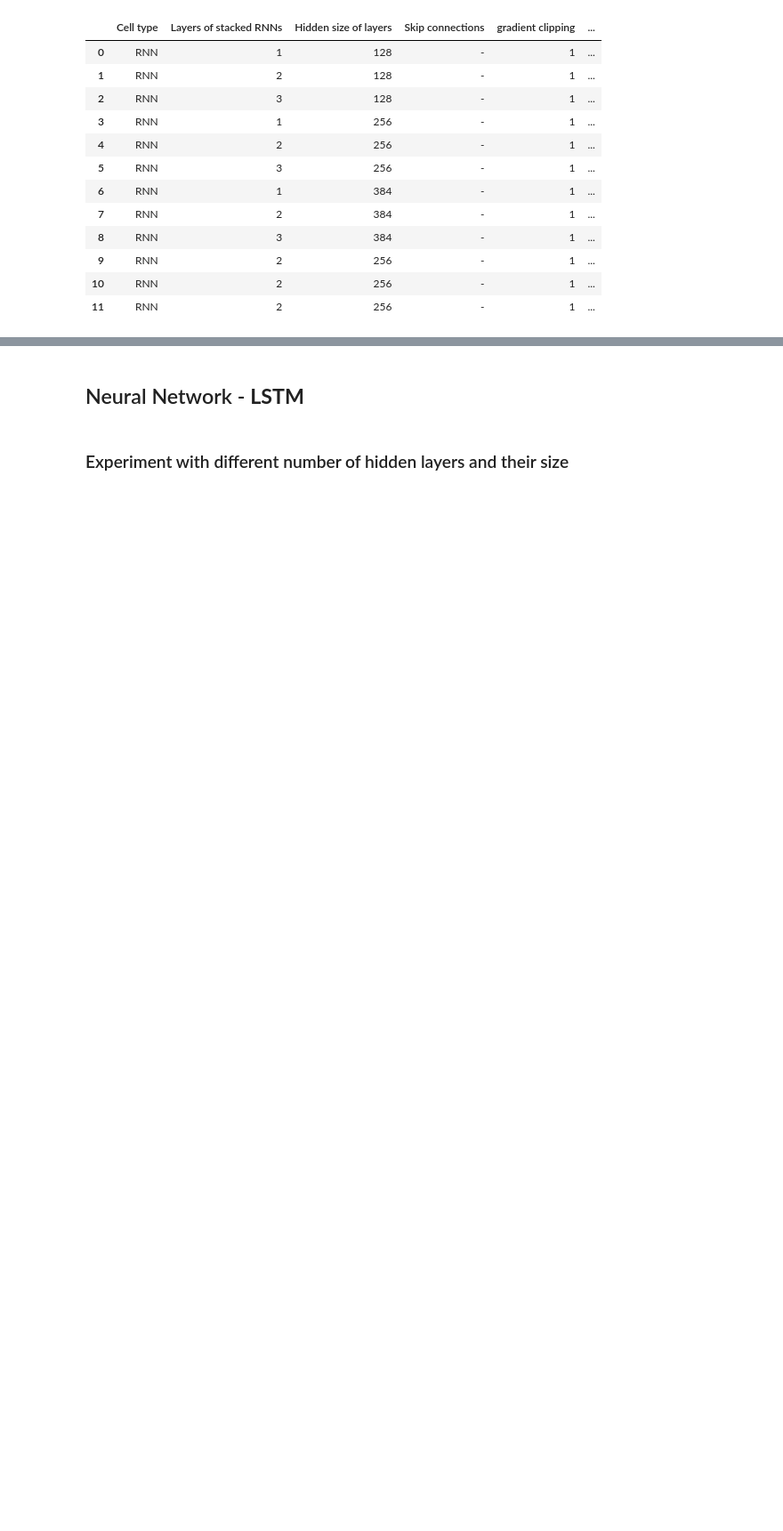
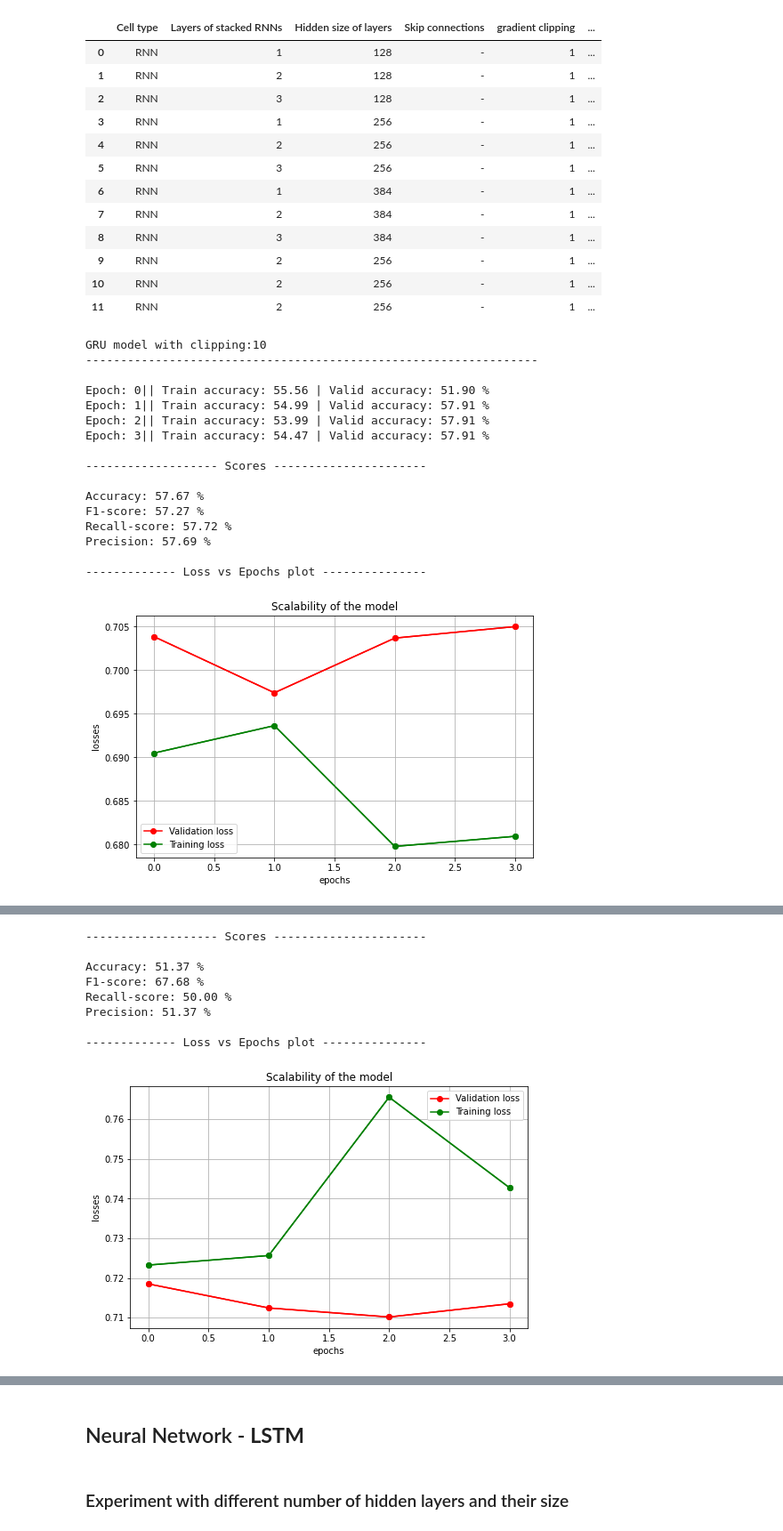
Before and after one commit to Myrto-Iglezou/Sentiment-classifier-RNN, a Jupyter notebook: Question-1.ipynb, the cells around one changed output, grey strips where cells are left out. Shown at 89% size. Cells and saved outputs as stored; diff of their text form; code cells hidden in the pictures; blank space fills up the shorter version.

```diff
--- a/Question-1.ipynb
+++ b/Question-1.ipynb
@@ -969,3 +969,51 @@ FinalDf
 | 9 | RNN | 2 | 256 | - | 1 | ... |
 | 10 | RNN | 2 | 256 | - | 1 | ... |
 | 11 | RNN | 2 | 256 | - | 1 | ... |
+# %%
+# ============
+input_size = 100       # length is 100, given in Field
+output_size = 1
+bidirectional = True
+cell_type = 'RNN'
+embedding_dim = 25
+# =============================
+hidden_size =  256     # number of hidden neurons
+num_layers =  1        # number of layers
+dropout = 0.0
+clip_param = {3,5,7,10}
+# =============================
+num_epochs = 4
+LR = 0.01
+loss_function = nn.BCELoss()
+# ==============================
+
+
+for clip in clip_param:
+  net = RNNclassifier(vocab.vectors,cell_type, input_size, output_size,embedding_dim, hidden_size,num_layers , bidirectional,dropout)
+  optimizer = torch.optim.Adam(net.parameters(), lr=LR)   # optimize all net parameters
+
+  print(f"\nGRU model with clipping:{clip}")
+  print("-----------------------------------------------------------------\n")
+  valid_losses,train_losses = trainNet(net,train_iter,valid_iter,num_epochs,clip)
+  acc, f1,recall,precision = testNet(net, test_iter)
+  FinalDf.loc[len(FinalDf)] = [cell_type,num_layers,hidden_size,'-',clip,dropout,acc,f1,recall,precision]
+  print("\n------------- Loss vs Epochs plot ---------------\n")
+  lossVSepoch(valid_losses,train_losses)
+# %% [output]
+GRU model with clipping:10
+-----------------------------------------------------------------
+
+Epoch: 0|| Train accuracy: 55.56 | Valid accuracy: 51.90 %
+Epoch: 1|| Train accuracy: 54.99 | Valid accuracy: 57.91 %
+Epoch: 2|| Train accuracy: 53.99 | Valid accuracy: 57.91 %
+Epoch: 3|| Train accuracy: 54.47 | Valid accuracy: 57.91 %
+
+------------------- Scores ----------------------
+
+Accuracy: 57.67 %
+F1-score: 57.27 %
+Recall-score: 57.72 %
+Precision: 57.69 %
+
+------------- Loss vs Epochs plot ---------------
+[figure, added]
@@ -971,0 +1027,9 @@ FinalDf
+------------------- Scores ----------------------
+
+Accuracy: 51.37 %
+F1-score: 67.68 %
+Recall-score: 50.00 %
+Precision: 51.37 %
+
+------------- Loss vs Epochs plot ---------------
+[figure, added]
```
Also changed, not shown: parts of 4 cells of this notebook.
